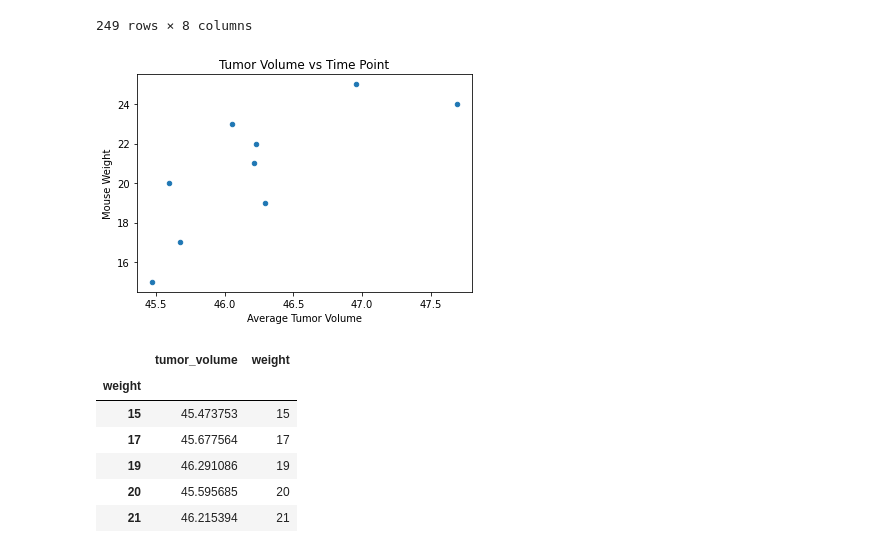
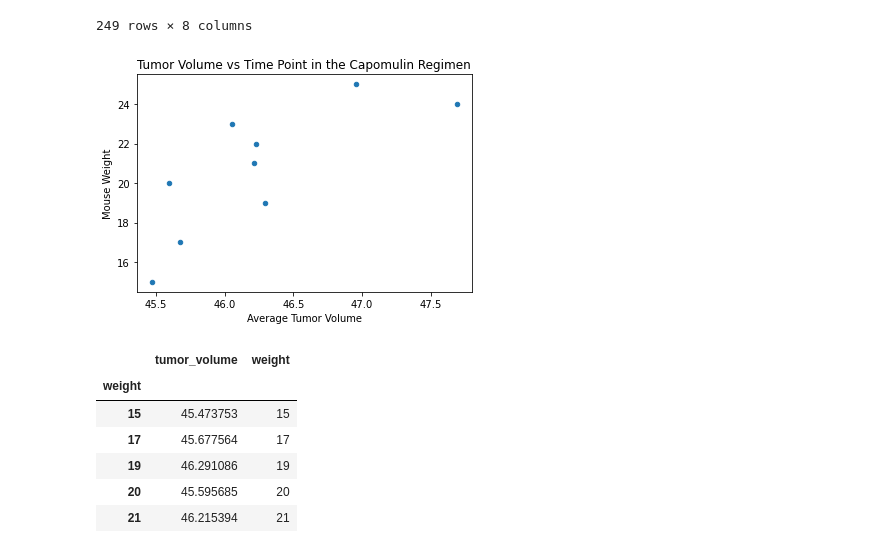
Before and after one commit to usa4148/the-power-of-plots, a Jupyter notebook: pymaceuticals_starter.ipynb, the cells around one changed output. Drawn from its saved outputs; the diff is of its cells as text; code cells hidden in the pictures.

Commit message:
Scatter Plots+ cleanup

```diff
--- a/pymaceuticals_starter.ipynb
+++ b/pymaceuticals_starter.ipynb
@@ -400,17 +400,11 @@ tvlt_df
 249 rows × 8 columns
 # %%
 cap_tumorvol_df = tvlt_df.loc[tvlt_df['drug_regimen'] == 'Capomulin',['tumor_volume','weight']]
-#cap_tumorvol_df.groupby(cap_tumorvol_df['tumor_volume'].mean())
-#cap_tumorvol_df = cap_tumorvol_df['weight'].mean()
-#groupcols_df = sum_df[['mouse_id','drug_regimen','tumor_volume']].agg({'tumor_volume':['mean']})
-
 cap_tumorvol_df = cap_tumorvol_df.groupby("weight")
 cap_plot = cap_tumorvol_df[["tumor_volume", "weight"]].mean()
-#cap_plot.plot.scatter()
-#cap_tumorvol_df #['weight'].mean()
-cap_plot.plot.scatter(['tumor_volume'],['weight'],xlabel='Average Tumor Volume',ylabel='Mouse Weight',title="Tumor Volume vs Time Point");
+cap_plot.plot.scatter(['tumor_volume'],['weight'],xlabel='Average Tumor Volume',ylabel='Mouse Weight',title="Tumor Volume vs Time Point in the Capomulin Regimen");
 # %% [output]
-[figure, old version]
+[figure, new version]
 # %%
 cap_plot #.plot.scatter()
 # %% [output]
```
